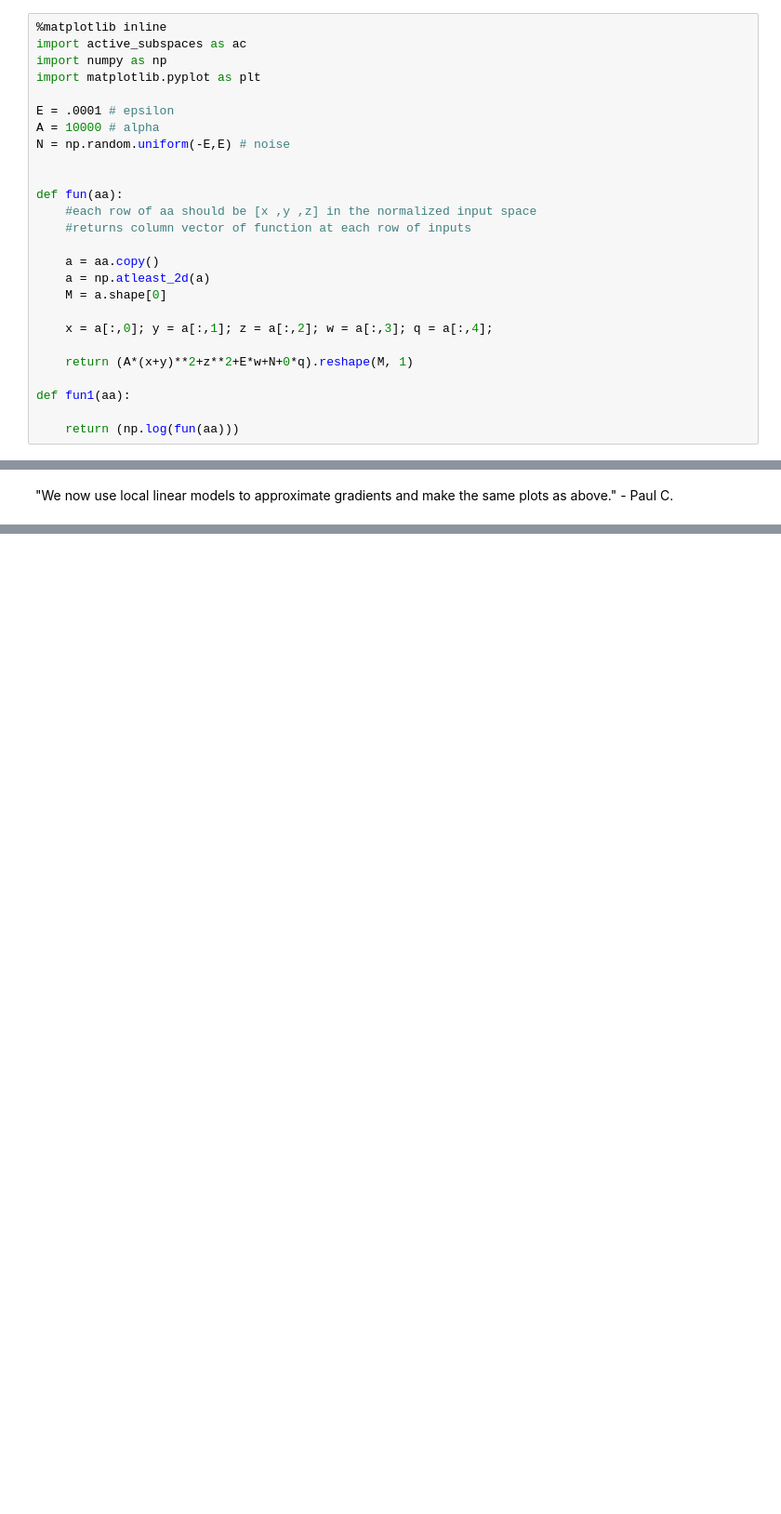
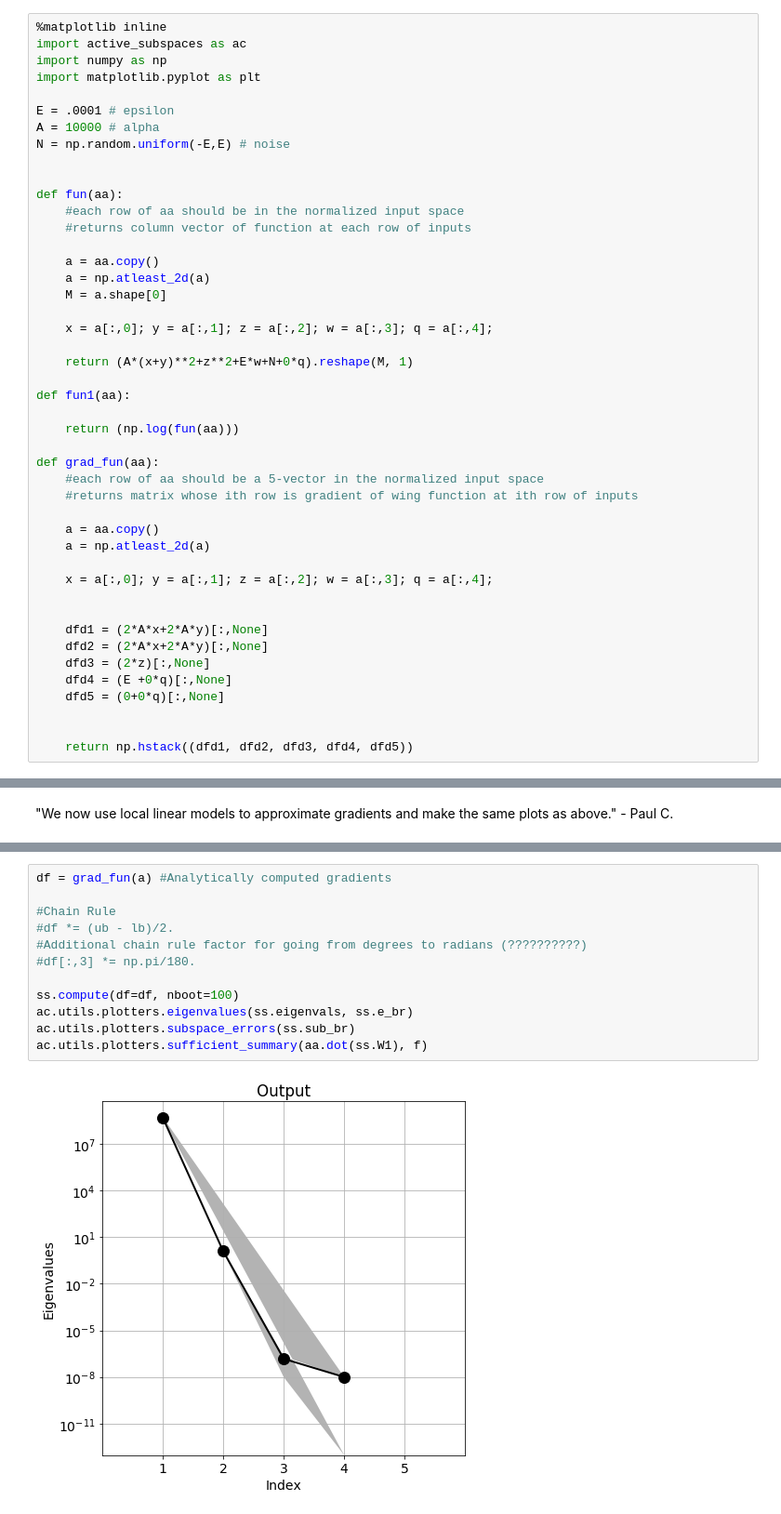
Before and after one commit to jordanrhall/active_subspaces, a Jupyter notebook: tutorials/simple_example.ipynb, the cells around one changed output, grey strips where cells are left out. Shown at 93% size. Drawn from its saved outputs; the diff is of its cells as text; blank space fills up the shorter version.

```diff
--- a/tutorials/simple_example.ipynb
+++ b/tutorials/simple_example.ipynb
@@ -33,7 +33,7 @@ N = np.random.uniform(-E,E) # noise
 
 
 def fun(aa):
-    #each row of aa should be [x ,y ,z] in the normalized input space
+    #each row of aa should be in the normalized input space
     #returns column vector of function at each row of inputs
 
     a = aa.copy()
@@ -47,6 +47,25 @@ def fun(aa):
 def fun1(aa):
 
     return (np.log(fun(aa)))
+
+def grad_fun(aa):
+    #each row of aa should be a 5-vector in the normalized input space
+    #returns matrix whose ith row is gradient of wing function at ith row of inputs
+
+    a = aa.copy()
+    a = np.atleast_2d(a)
+
+    x = a[:,0]; y = a[:,1]; z = a[:,2]; w = a[:,3]; q = a[:,4];
+
+
+    dfd1 = (2*A*x+2*A*y)[:,None]
+    dfd2 = (2*A*x+2*A*y)[:,None]
+    dfd3 = (2*z)[:,None]
+    dfd4 = (E +0*q)[:,None]
+    dfd5 = (0+0*q)[:,None]
+
+
+    return np.hstack((dfd1, dfd2, dfd3, dfd4, dfd5))
 # %% [markdown]
 "We first draw a set of inputs from the parameter space according to the distributions in the table above and compute the function's value at each of these points." - Paul C.
 # %%
@@ -138,0 +196,14 @@ print ss.eigenvecs
+# %%
+df = grad_fun(a) #Analytically computed gradients
+
+#Chain Rule
+#df *= (ub - lb)/2.
+#Additional chain rule factor for going from degrees to radians (??????????)
+#df[:,3] *= np.pi/180.
+
+ss.compute(df=df, nboot=100)
+ac.utils.plotters.eigenvalues(ss.eigenvals, ss.e_br)
+ac.utils.plotters.subspace_errors(ss.sub_br)
+ac.utils.plotters.sufficient_summary(aa.dot(ss.W1), f)
+# %% [output]
+[figure, added]
```
Also changed, not shown: parts of 11 cells of this notebook.
